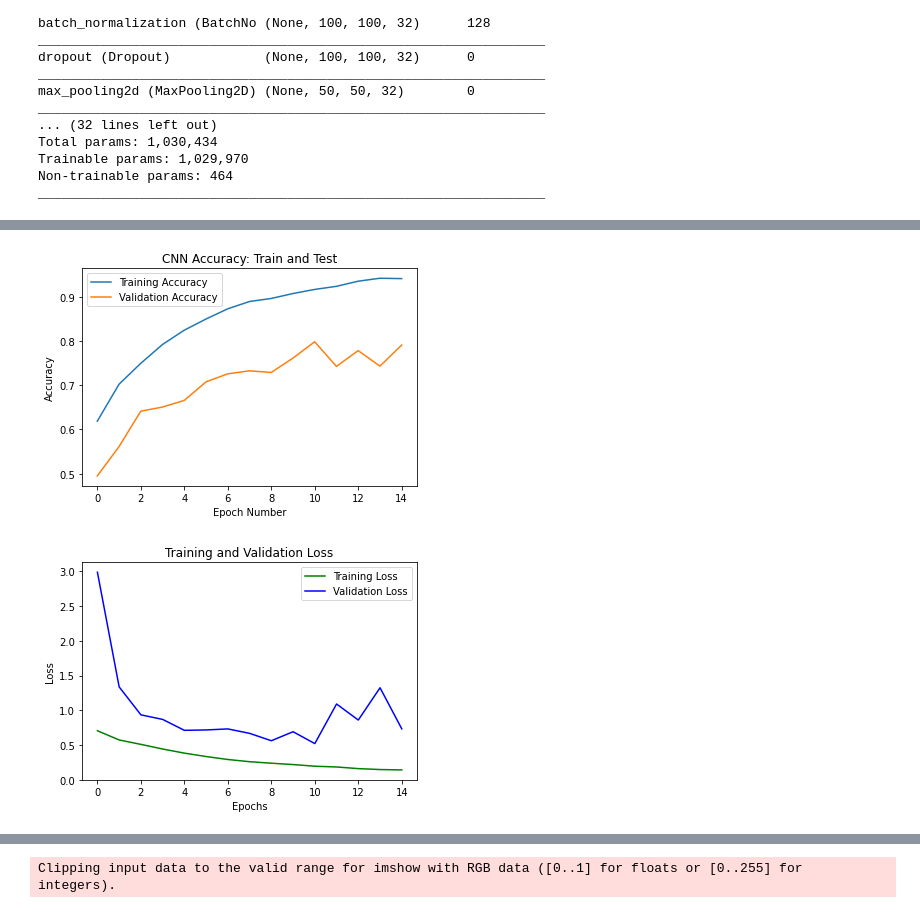
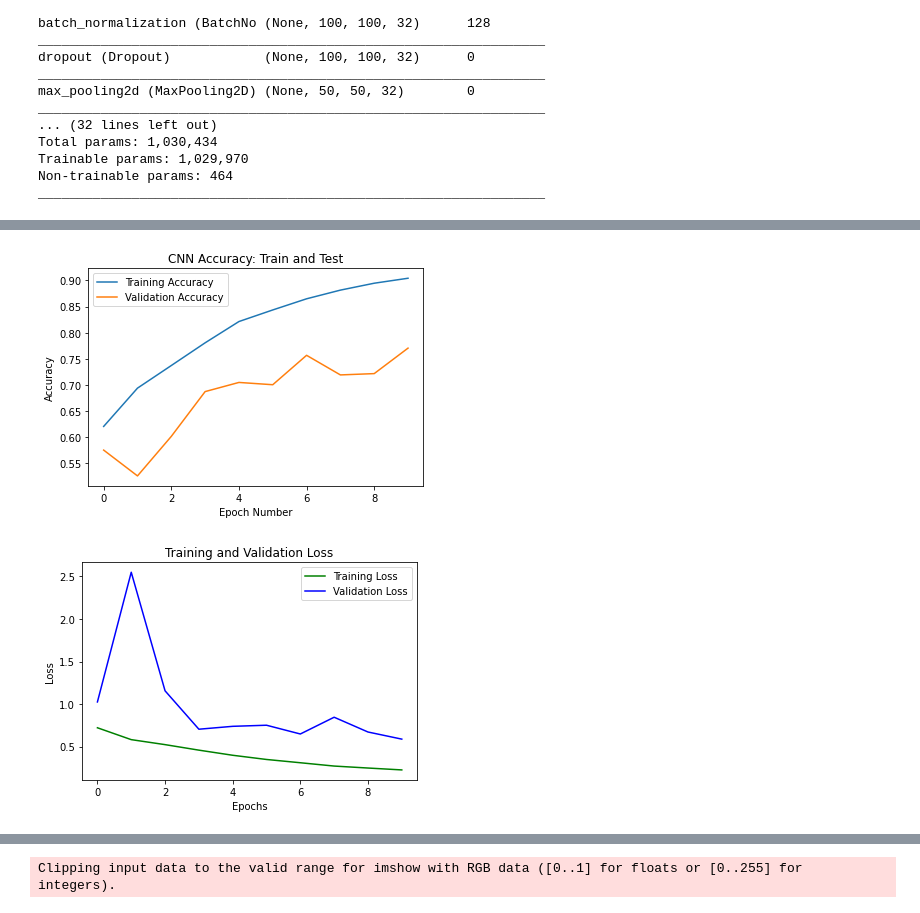
Before and after one commit to tcruz88/CNN_project, a Jupyter notebook: CNN.ipynb, the cells around one changed output, grey strips where cells are left out. Drawn from its saved outputs; the diff is of its cells as text; code cells hidden in the pictures.

```diff
--- a/CNN.ipynb
+++ b/CNN.ipynb
@@ -151,7 +133,7 @@ from keras.optimizers import Adam
 
 optimizer = Adam(lr=0.001)
 model.compile(optimizer=optimizer, loss='binary_crossentropy', metrics=['acc'])
-h = model.fit(X_train, y_train, batch_size=32, epochs=15, validation_data=(X_test,y_test))
+h = model.fit(X_train, y_train, batch_size=32, epochs=10, validation_data=(X_test,y_test))
 model.save('catdog_CNN.h5')
 
 plt.plot(h.history['acc'], label='Training Accuracy')
@@ -182,4 +167,4 @@ Epoch 15/15
-[figure, old version]
+[figure, new version]
 # %%
 loss_train = h.history['loss']
 loss_val = h.history['val_loss']
@@ -192,7 +177,7 @@ plt.ylabel('Loss')
 plt.legend()
 plt.show()
 # %% [output]
-[figure, old version]
+[figure, new version]
 # %%
 from keras.models import load_model
 
```
Also changed, not shown: parts of 5 cells of this notebook.
